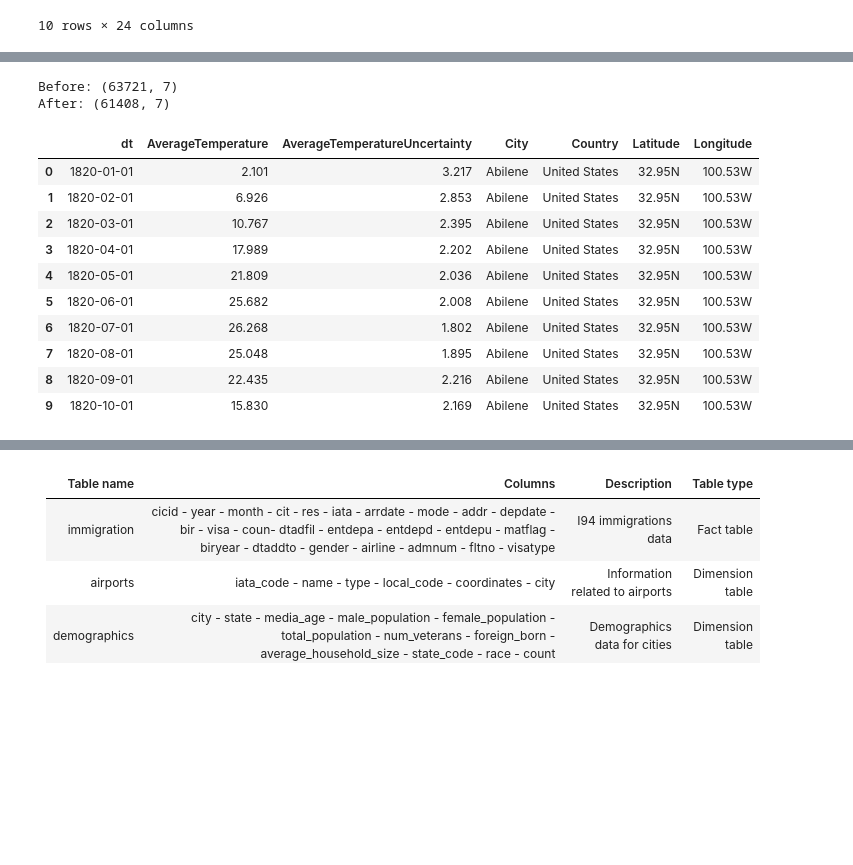
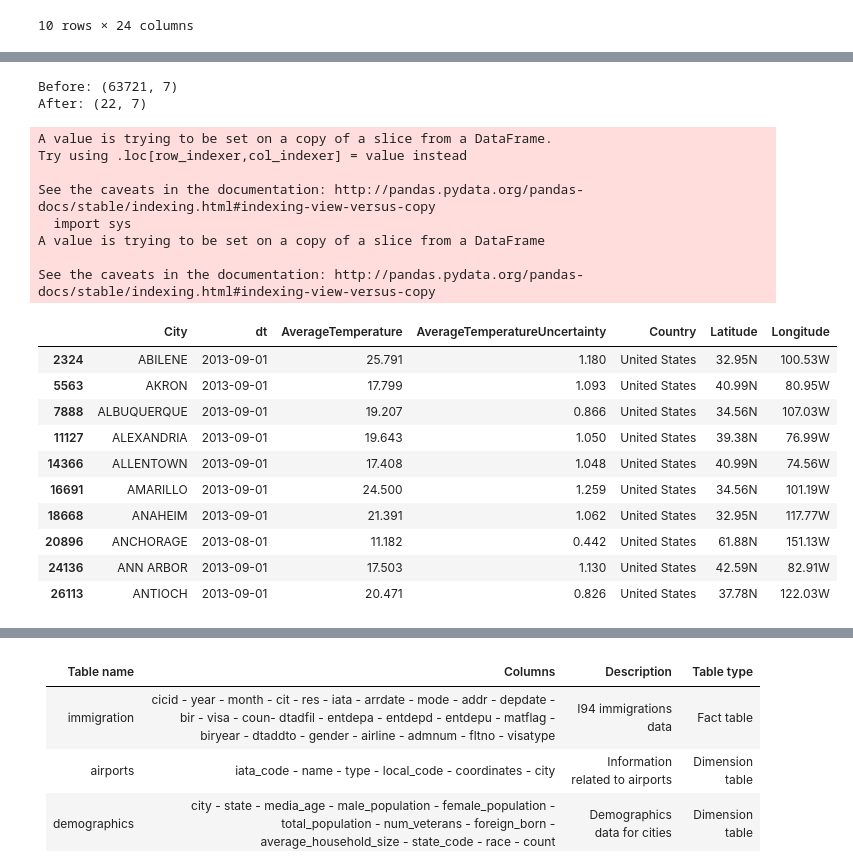
Before and after one commit to m-wallner/Udacity-Data-Engineering-Nanodegree, a Jupyter notebook: 6 Capstone Project/Capstone Project.ipynb, the cells around one changed output, grey strips where cells are left out. Saved outputs shown, nothing was run; the diff lists cells and outputs as text; code cells hidden in the pictures; blank space fills up the shorter version.

```diff
--- a/6 Capstone Project/Capstone Project.ipynb
+++ b/6 Capstone Project/Capstone Project.ipynb
@@ -281,26 +324,42 @@ After: (2306497, 24)
 # %%
 # Temperature data
 print('Before:', df_temperature.shape)
 
-# Drop rows containing NaN values
-df_temperature_filtered = df_temperature.dropna()
+def filter_temperature_data(df_temperature):
+    # Drop rows containing NaN values
+    df_temperature_filtered = df_temperature.dropna()
+    df_temperature_filtered['City'] = df_temperature_filtered['City'].str.upper()
+    df_temperature_filtered.drop_duplicates(subset='City', keep='last', inplace=True)
+    # Move column city to the front
+    df_temperature_filtered = df_temperature_filtered[ ['City'] + [ col for col in df_temperature_filtered.columns if col != 'City' ] ]
+    return df_temperature_filtered
+
+df_temperature_filtered = filter_temperature_data(df_temperature)
 
 print('After:', df_temperature_filtered.shape)
 df_temperature_filtered.head(10)
 # %% [output]
 Before: (63721, 7)
-After: (61408, 7)
+After: (22, 7)
+A value is trying to be set on a copy of a slice from a DataFrame.
+Try using .loc[row_indexer,col_indexer] = value instead
+
+See the caveats in the documentation: http://pandas.pydata.org/pandas-docs/stable/indexing.html#indexing-view-versus-copy
+  import sys
+A value is trying to be set on a copy of a slice from a DataFrame
+
+See the caveats in the documentation: http://pandas.pydata.org/pandas-docs/stable/indexing.html#indexing-view-versus-copy
-|  | dt | AverageTemperature | AverageTemperatureUncertainty | City | Country | Latitude | Longitude |
-| 0 | 1820-01-01 | 2.101 | 3.217 | Abilene | United States | 32.95N | 100.53W |
-| 1 | 1820-02-01 | 6.926 | 2.853 | Abilene | United States | 32.95N | 100.53W |
-| 2 | 1820-03-01 | 10.767 | 2.395 | Abilene | United States | 32.95N | 100.53W |
-| 3 | 1820-04-01 | 17.989 | 2.202 | Abilene | United States | 32.95N | 100.53W |
-| 4 | 1820-05-01 | 21.809 | 2.036 | Abilene | United States | 32.95N | 100.53W |
-| 5 | 1820-06-01 | 25.682 | 2.008 | Abilene | United States | 32.95N | 100.53W |
-| 6 | 1820-07-01 | 26.268 | 1.802 | Abilene | United States | 32.95N | 100.53W |
-| 7 | 1820-08-01 | 25.048 | 1.895 | Abilene | United States | 32.95N | 100.53W |
-| 8 | 1820-09-01 | 22.435 | 2.216 | Abilene | United States | 32.95N | 100.53W |
-| 9 | 1820-10-01 | 15.830 | 2.169 | Abilene | United States | 32.95N | 100.53W |
+|  | City | dt | AverageTemperature | AverageTemperatureUncertainty | Country | Latitude | Longitude |
+| 2324 | ABILENE | 2013-09-01 | 25.791 | 1.180 | United States | 32.95N | 100.53W |
+| 5563 | AKRON | 2013-09-01 | 17.799 | 1.093 | United States | 40.99N | 80.95W |
+| 7888 | ALBUQUERQUE | 2013-09-01 | 19.207 | 0.866 | United States | 34.56N | 107.03W |
+| 11127 | ALEXANDRIA | 2013-09-01 | 19.643 | 1.050 | United States | 39.38N | 76.99W |
+| 14366 | ALLENTOWN | 2013-09-01 | 17.408 | 1.048 | United States | 40.99N | 74.56W |
+| 16691 | AMARILLO | 2013-09-01 | 24.500 | 1.259 | United States | 34.56N | 101.19W |
+| 18668 | ANAHEIM | 2013-09-01 | 21.391 | 1.062 | United States | 32.95N | 117.77W |
+| 20896 | ANCHORAGE | 2013-08-01 | 11.182 | 0.442 | United States | 61.88N | 151.13W |
+| 24136 | ANN ARBOR | 2013-09-01 | 17.503 | 1.130 | United States | 42.59N | 82.91W |
+| 26113 | ANTIOCH | 2013-09-01 | 20.471 | 0.826 | United States | 37.78N | 122.03W |
 # %%
  # Airport data
 print('Before:', df_airports.shape)
```
Also changed, not shown: parts of 17 cells of this notebook.
